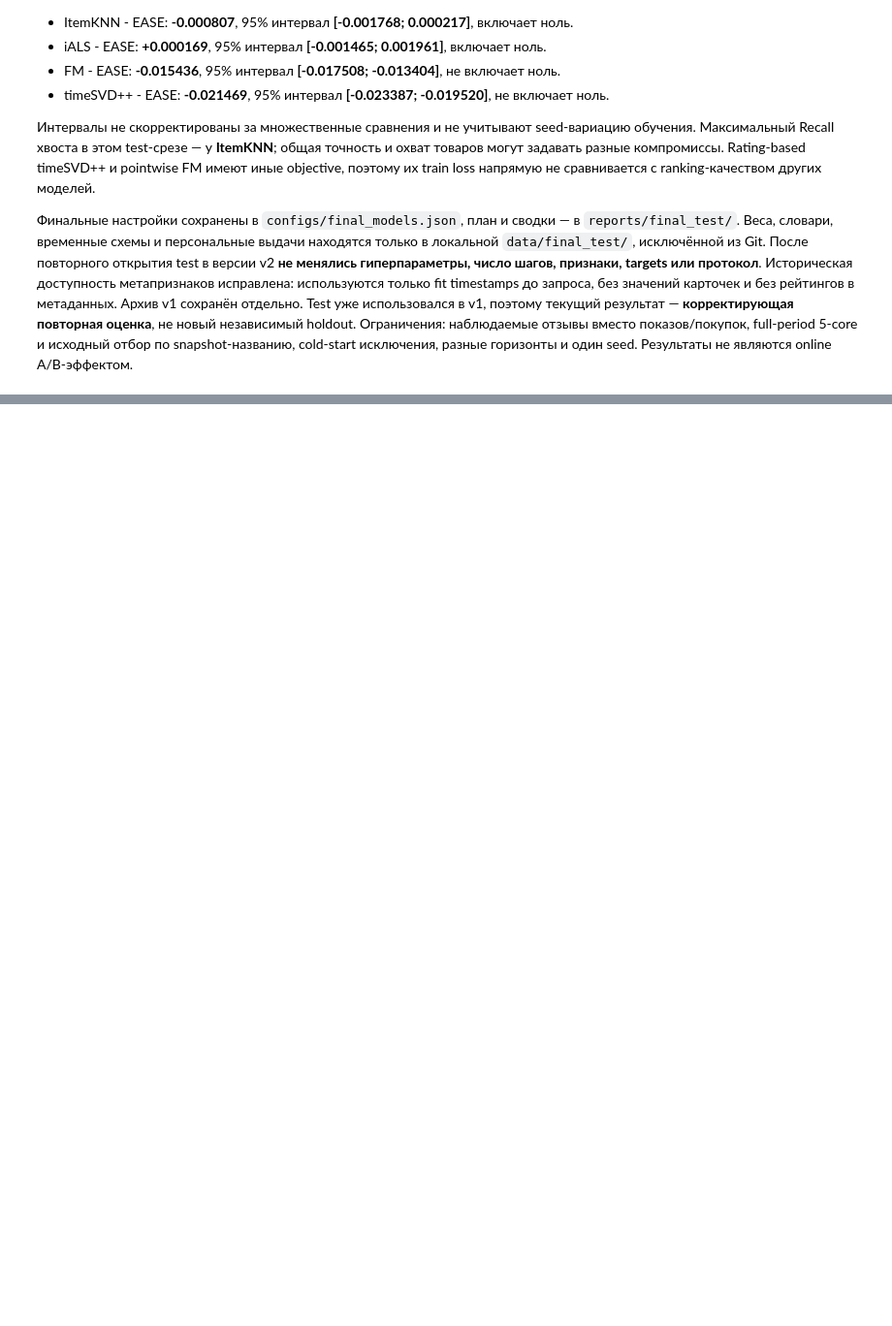
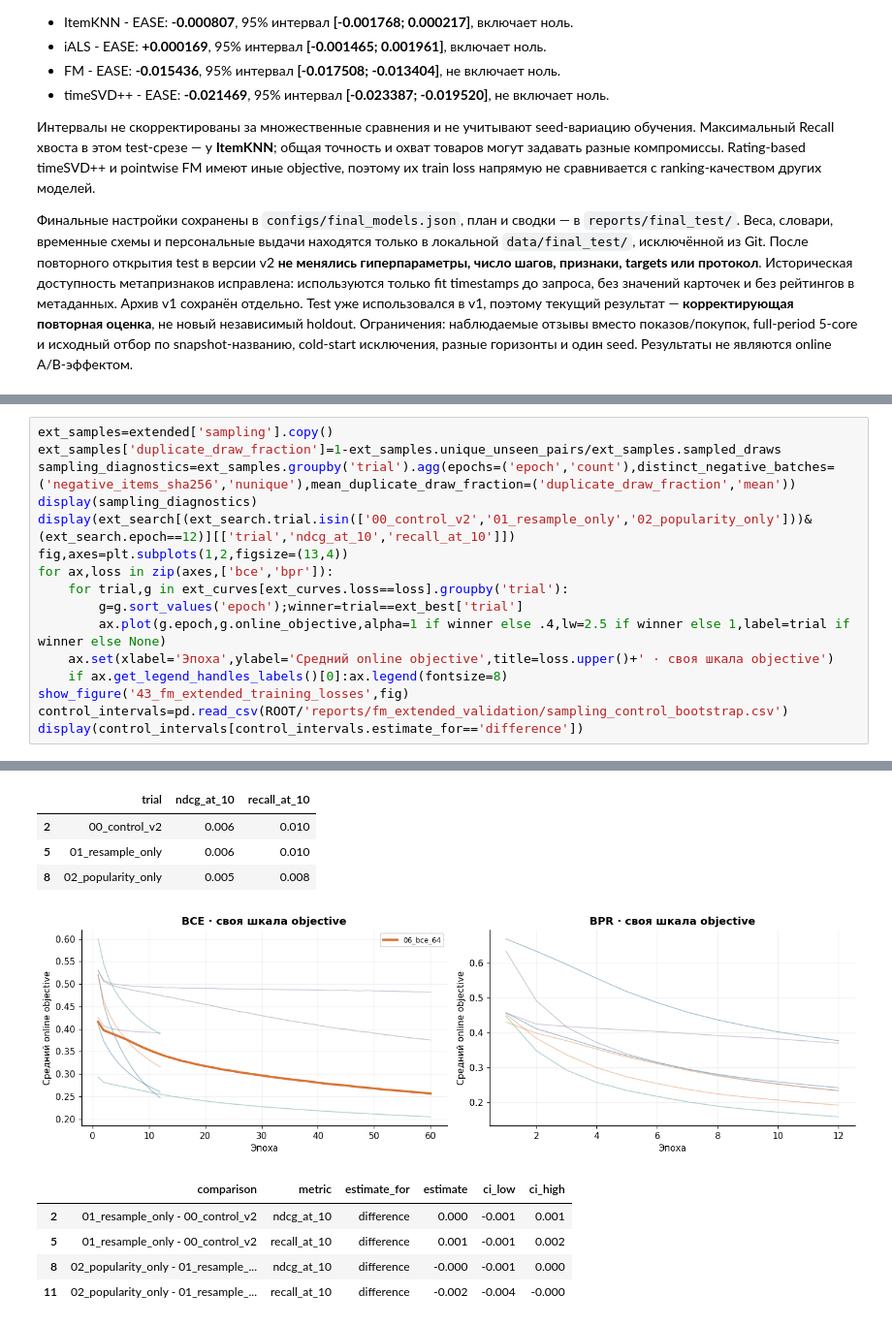
Before and after one commit to noobmaster-ru/recsys_cmc_msu_2026_course, a Jupyter notebook: homework_1/experiments.ipynb, the cells around one changed output, grey strips where cells are left out. Shown at 97% size. Cells and saved outputs as stored; diff of their text form; blank space fills up the shorter version.

```diff
--- a/homework_1/experiments.ipynb
+++ b/homework_1/experiments.ipynb
@@ -2678,0 +2859,17 @@ cold-start исключения, разные горизонты и один see
+# %%
+ext_samples=extended['sampling'].copy()
+ext_samples['duplicate_draw_fraction']=1-ext_samples.unique_unseen_pairs/ext_samples.sampled_draws
+sampling_diagnostics=ext_samples.groupby('trial').agg(epochs=('epoch','count'),distinct_negative_batches=('negative_items_sha256','nunique'),mean_duplicate_draw_fraction=('duplicate_draw_fraction','mean'))
+display(sampling_diagnostics)
+display(ext_search[(ext_search.trial.isin(['00_control_v2','01_resample_only','02_popularity_only']))&(ext_search.epoch==12)][['trial','ndcg_at_10','recall_at_10']])
+fig,axes=plt.subplots(1,2,figsize=(13,4))
+for ax,loss in zip(axes,['bce','bpr']):
+    for trial,g in ext_curves[ext_curves.loss==loss].groupby('trial'):
+        g=g.sort_values('epoch');winner=trial==ext_best['trial']
+        ax.plot(g.epoch,g.online_objective,alpha=1 if winner else .4,lw=2.5 if winner else 1,label=trial if winner else None)
+    ax.set(xlabel='Эпоха',ylabel='Средний online objective',title=loss.upper()+' · своя шкала objective')
+    if ax.get_legend_handles_labels()[0]:ax.legend(fontsize=8)
+show_figure('43_fm_extended_training_losses',fig)
+control_intervals=pd.read_csv(ROOT/'reports/fm_extended_validation/sampling_control_bootstrap.csv')
+display(control_intervals[control_intervals.estimate_for=='difference'])
+# %% [output]
@@ -2678,0 +2894,10 @@ cold-start исключения, разные горизонты и один see
+|  | trial | ndcg_at_10 | recall_at_10 |
+| 2 | 00_control_v2 | 0.006 | 0.010 |
+| 5 | 01_resample_only | 0.006 | 0.010 |
+| 8 | 02_popularity_only | 0.005 | 0.008 |
+[figure, added]
+|  | comparison | metric | estimate_for | estimate | ci_low | ci_high |
+| 2 | 01_resample_only - 00_control_v2 | ndcg_at_10 | difference | 0.000 | -0.001 | 0.001 |
+| 5 | 01_resample_only - 00_control_v2 | recall_at_10 | difference | 0.001 | -0.001 | 0.002 |
+| 8 | 02_popularity_only - 01_resample_... | ndcg_at_10 | difference | -0.000 | -0.001 | 0.000 |
+| 11 | 02_popularity_only - 01_resample_... | recall_at_10 | difference | -0.002 | -0.004 | -0.000 |
```
Also changed, not shown: parts of 12 cells of this notebook, 40 other files.
